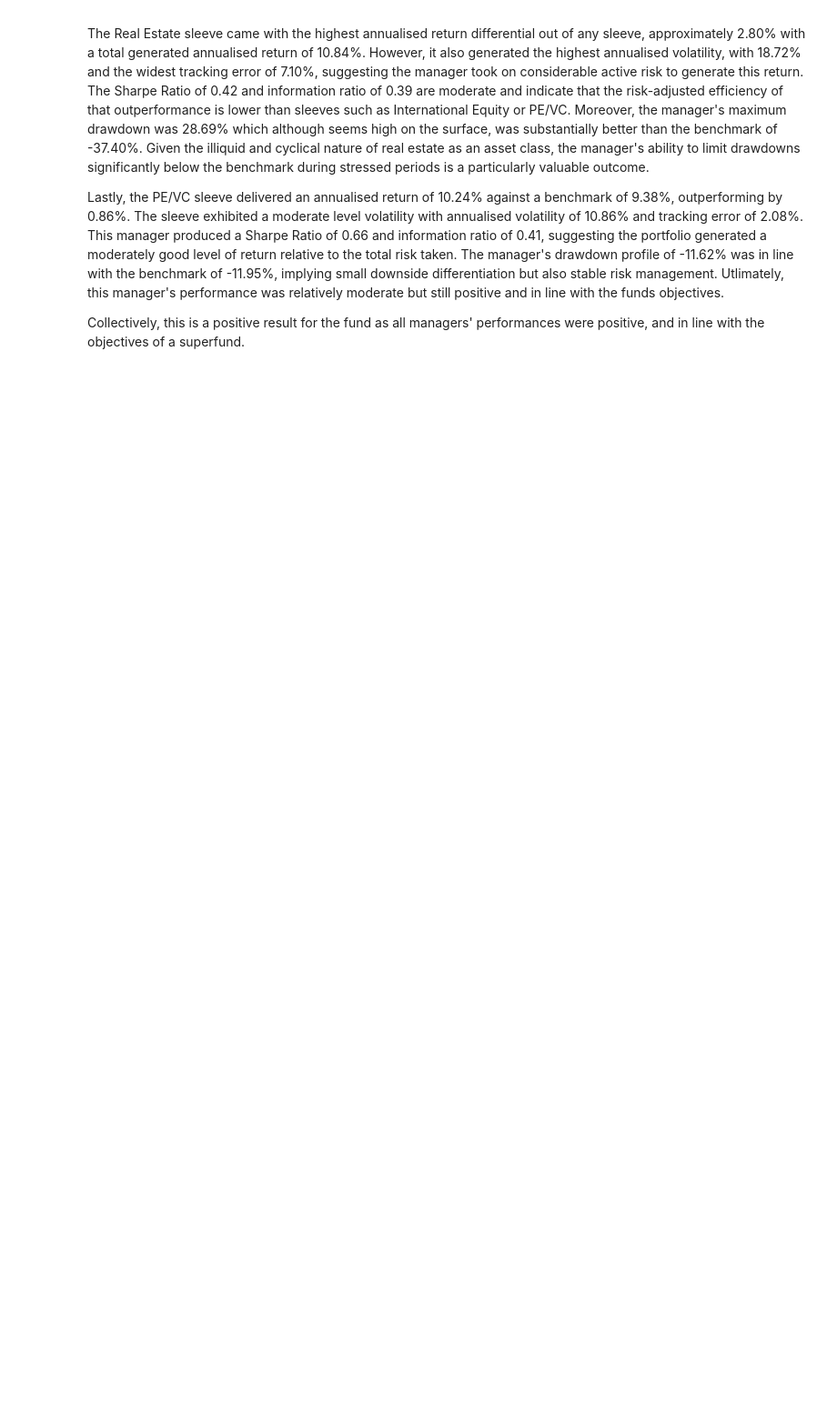
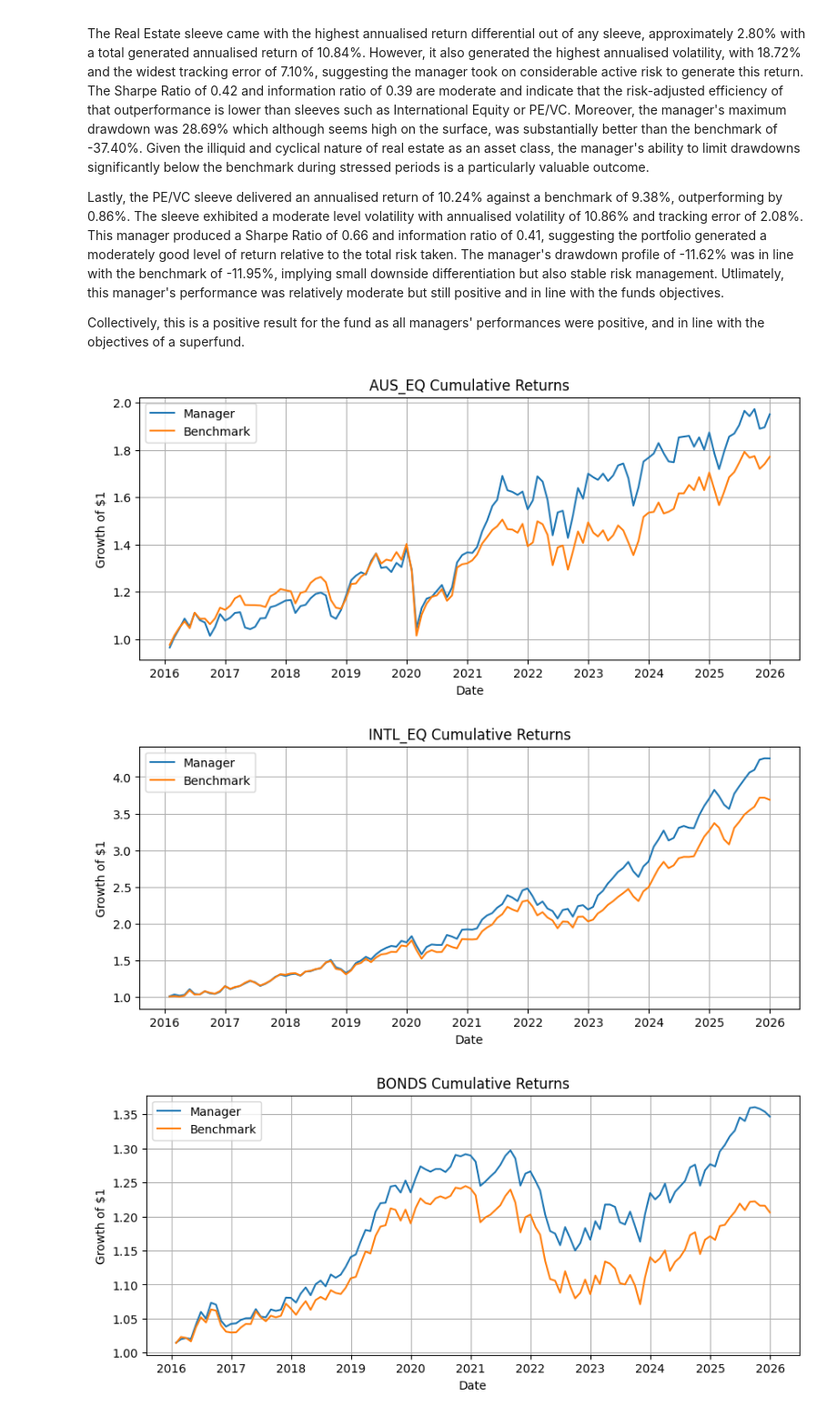
Before and after one commit to afperry2/FINM3422-Group-8-Task-2, a Jupyter notebook: notebook/multi-asset_portfolio_performance_report.ipynb, the cells around one changed output. Shown at 91% size. Saved outputs shown, nothing was run; the diff lists cells and outputs as text; code cells hidden in the pictures; blank space fills up the shorter version.

Commit message:
bring in cumulative graphs

```diff
--- a/notebook/multi-asset_portfolio_performance_report.ipynb
+++ b/notebook/multi-asset_portfolio_performance_report.ipynb
@@ -206,3 +207,20 @@ The Real Estate sleeve came with the highest annualised return differential out
 Lastly, the PE/VC sleeve delivered an annualised return of 10.24% against a benchmark of 9.38%, outperforming by 0.86%. The sleeve exhibited a moderate level volatility with annualised volatility of 10.86% and tracking error of 2.08%. This manager produced a Sharpe Ratio of 0.66 and information ratio of 0.41, suggesting the portfolio generated a moderately good level of return relative to the total risk taken. The manager's drawdown profile of -11.62% was in line with the benchmark of -11.95%, implying small downside differentiation but also stable risk management. Utlimately, this manager's performance was relatively moderate but still positive and in line with the funds objectives.
 
 Collectively, this is a positive result for the fund as all managers' performances were positive, and in line with the objectives of a superfund.
+# %%
+for sleeve in df_managers.columns:
+    wealth_mgr = (1 + df_managers[sleeve]).cumprod()
+    wealth_bm  = (1 + df_benchmarks[sleeve]).cumprod()
+    plt.figure(figsize=(10, 4))
+    plt.plot(wealth_mgr, label="Manager")
+    plt.plot(wealth_bm, label="Benchmark")
+    plt.title(sleeve.upper() + " Cumulative Returns")
+    plt.xlabel("Date")
+    plt.ylabel("Growth of $1")
+    plt.legend()
+    plt.grid(True)
+    plt.show()
+# %% [output]
+[figure, added]
+[figure, added]
+[figure, added]
```
Also changed, not shown: parts of 2 cells of this notebook.
